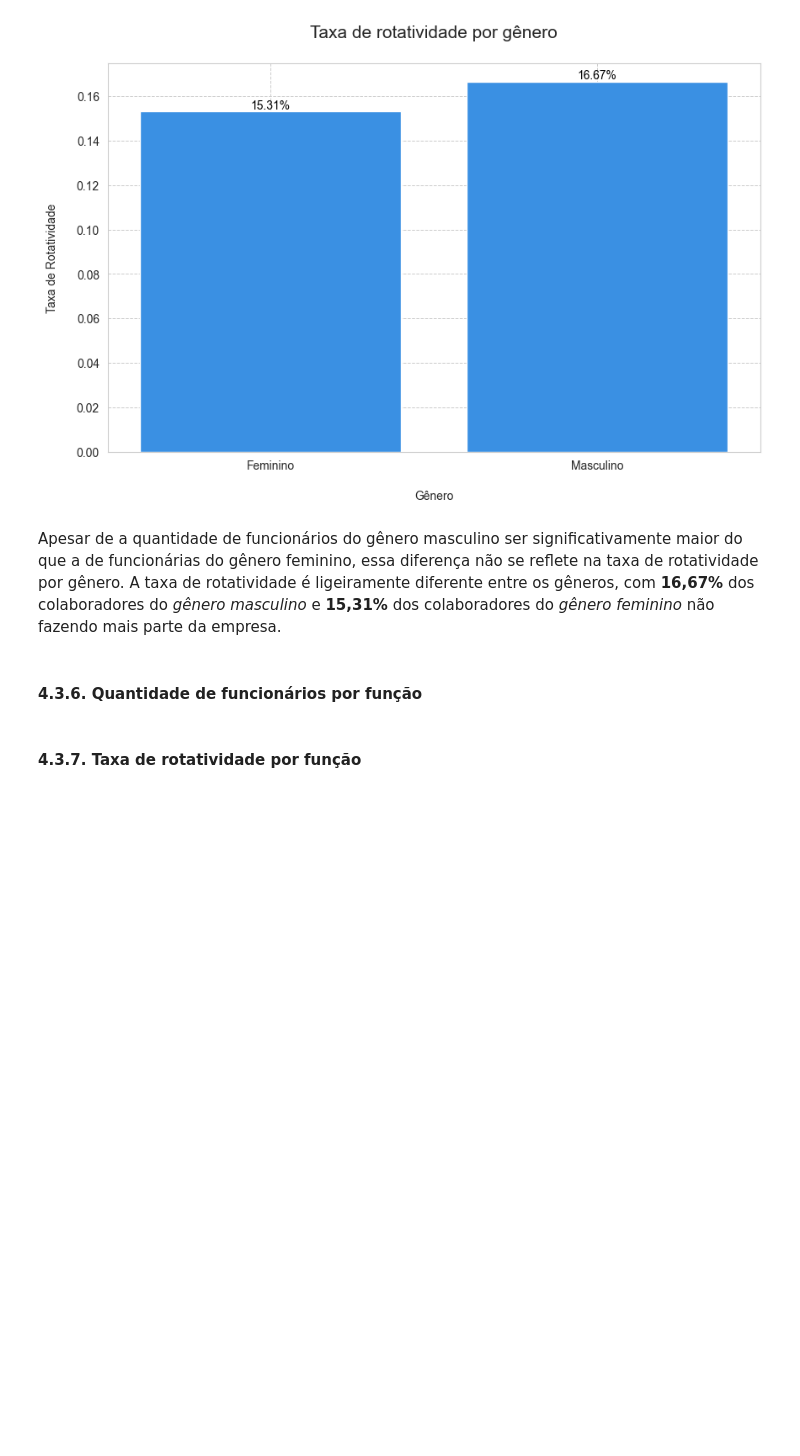
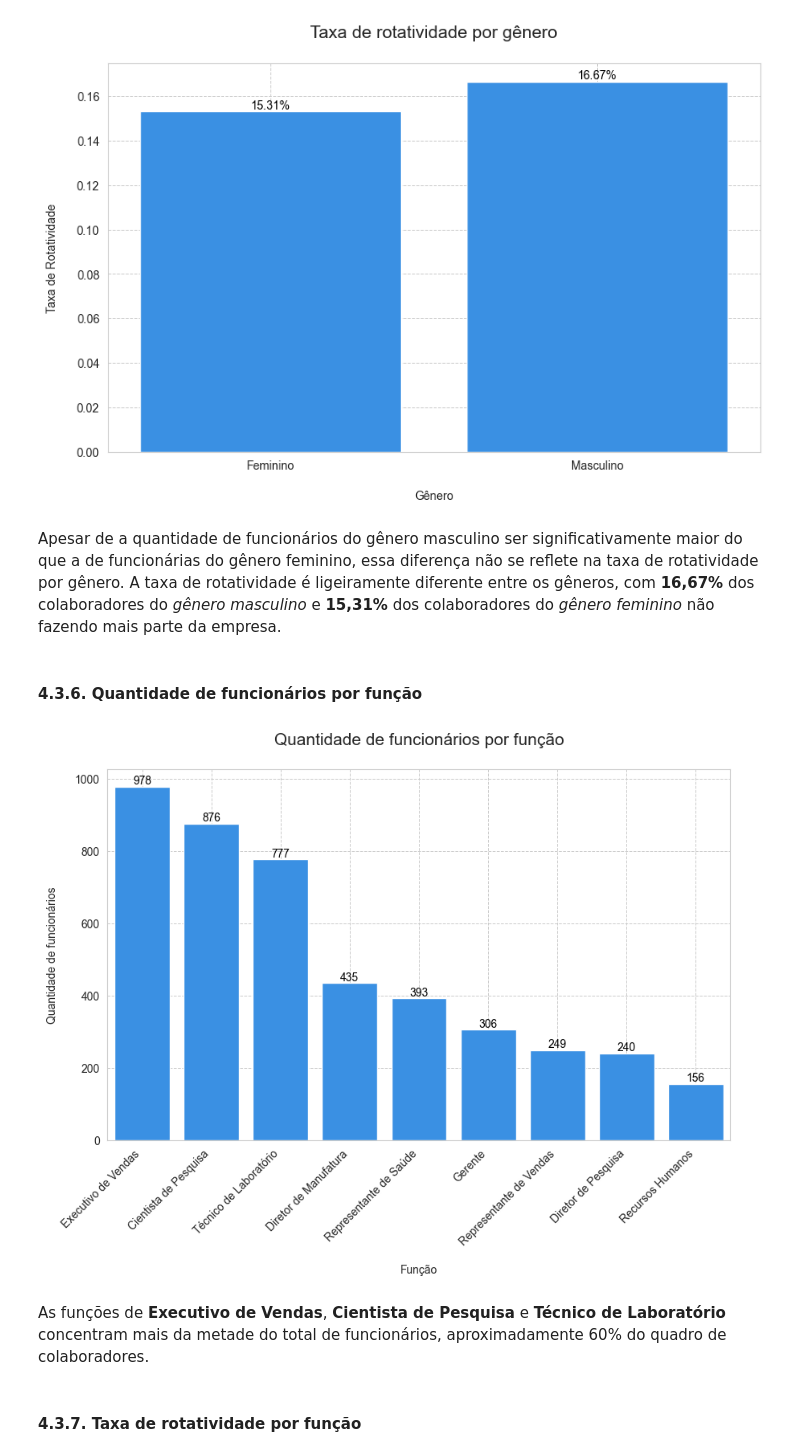
Before and after one commit to emso-exe/Analise_de_rh_-_people_analytics, a Jupyter notebook: 001_analise_de_rh.ipynb, the cells around one changed output. Cells and saved outputs as stored; diff of their text form; code cells hidden in the pictures; blank space fills up the shorter version.

```diff
--- a/001_analise_de_rh.ipynb
+++ b/001_analise_de_rh.ipynb
@@ -592,28 +593,35 @@ Apesar de a quantidade de funcionários do gênero masculino ser significativame
 # %% [markdown]
 #### 4.3.6. Quantidade de funcionários por função
 # %%
-# Calcular a taxa de rotatividade por gênero
-rotatividade_por_genero = df_analise.groupby('Genero')['RotatividadeBin'].mean()
+# Calcular a quantidade de funcionários por função
+funcionarios_por_funcao = df_analise['Funcao'].value_counts()
 
 # Criar o gráfico de barras
-plt.figure(figsize=(10,6))
-plot = sns.barplot(x=rotatividade_por_genero.index,
-                   y=rotatividade_por_genero.values, palette=['dodgerblue'])
+plt.figure(figsize=(10, 6))
+plot = sns.barplot(x=funcionarios_por_funcao.index,
+                   y=funcionarios_por_funcao.values, palette=['dodgerblue'])
 
 # Adicionar rótulos e título
-plot.set_title('Taxa de rotatividade por gênero\n', fontsize=15)
-plot.set(xlabel='\nGênero', ylabel='Taxa de Rotatividade\n')
+plot.set_title('Quantidade de funcionários por função\n', fontsize=15)
+plot.set(xlabel='\nFunção', ylabel='Quantidade de funcionários\n')
 plot.tick_params(axis='both', labelsize=10)
 
-# Adicionar valores de taxa de rotatividade sobre as barras
+# Rotacionando os valores do eixo x
+plt.xticks(rotation=45, ha='right')
+
+# Adicionar valores sobre as barras
 for p in plot.patches:
-    plot.annotate(f'{p.get_height():.2%}', (p.get_x() + p.get_width() / 2., p.get_height()),
+    plot.annotate(f'{p.get_height():.0f}', (p.get_x() + p.get_width() / 2., p.get_height()),
                   ha='center', va='bottom', fontsize=10, color='black')
 
 # Formatando grade do gráfico
 plt.grid(True, which='both', linestyle='--', linewidth=0.7)
 
 # Exibindo o gráfico
 plt.show()
+# %% [output]
+[figure, added]
+# %% [markdown]
+As funções de **Executivo de Vendas**, **Cientista de Pesquisa** e **Técnico de Laboratório** concentram mais da metade do total de funcionários, aproximadamente 60% do quadro de colaboradores.
 # %% [markdown]
 #### 4.3.7. Taxa de rotatividade por função
```
Also changed, not shown: parts of 6 cells of this notebook.
